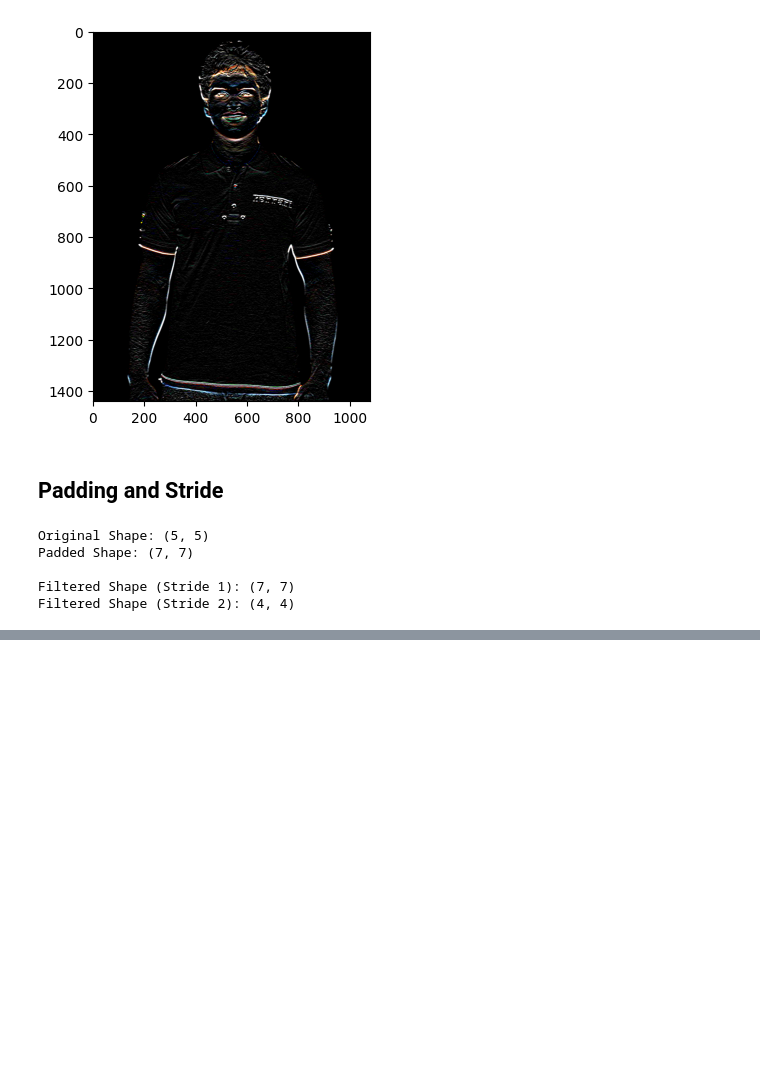
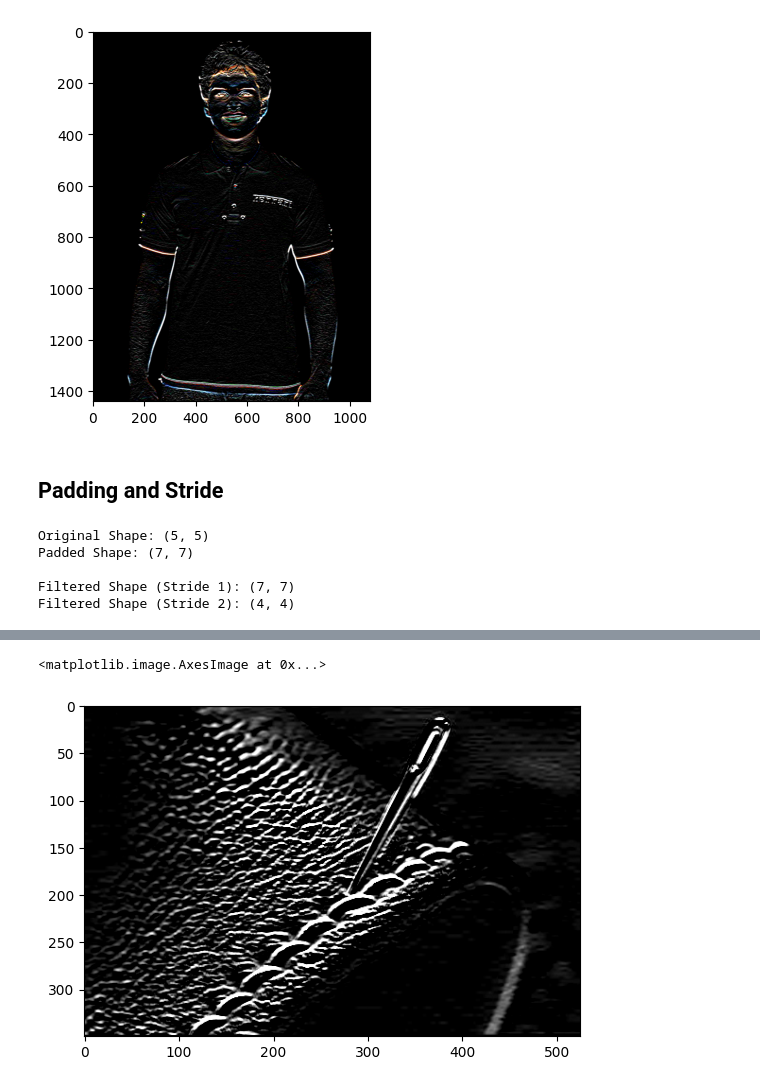
Before and after one commit to Mohit-robo/Deep_Learning, a Jupyter notebook: Interview_Prep/Core_Computer_Vision_&_Image_Processing/LSIS.ipynb, the cells around one changed output, grey strips where cells are left out. Drawn from its saved outputs; the diff is of its cells as text; code cells hidden in the pictures; blank space fills up the shorter version.

```diff
--- a/Interview_Prep/Core_Computer_Vision_&_Image_Processing/LSIS.ipynb
+++ b/Interview_Prep/Core_Computer_Vision_&_Image_Processing/LSIS.ipynb
@@ -288,0 +339,32 @@ Filtered Shape (Stride 2): (4, 4)
+# %%
+import numpy as np
+import cv2
+
+# 1. The Standard Laplacian Kernel (4-Neighborhood)
+# Notice how the sum of all numbers in the matrix is exactly 0.
+# This guarantees that flat areas become pure black (0).
+laplacian_kernel = np.array([[ 0,  1,  0],
+                             [ 1, -4,  1],
+                             [ 0,  1,  0]], dtype=np.float32)
+
+# 2. The "Diagonal" Laplacian Kernel (8-Neighborhood)
+# This includes the corners for an even stronger omnidirectional response.
+laplacian_kernel_8 = np.array([[ 1,  1,  1],
+                               [ 1, -8,  1],
+                               [ 1,  1,  1]], dtype=np.float32)
+
+# 3. Applying it using OpenCV
+# We use cv2.CV_64F (64-bit float) because the math will generate NEGATIVE numbers.
+# If we used standard 8-bit (uint8), all negative numbers would be clipped to 0!
+image = cv2.imread('../lether_stitches.jpeg', 0)
+# laplacian_output = cv2.filter2D(image, cv2.CV_64F, laplacian_kernel_8)
+laplacian_output = cv2.filter2D(image, -1, kernel=horizontal_edge_kernel_5_x_5)
+
+# Finally, take the absolute value so negative spikes become bright white edges,
+# and convert back to standard 8-bit format for viewing.
+abs_laplacian = np.absolute(laplacian_output)
+final_image = np.uint8(abs_laplacian)
+plt.imshow(final_image, cmap='gray')
+# %% [output]
+<matplotlib.image.AxesImage at 0x...>
+[figure, added]
```
Also changed, not shown: parts of 3 cells of this notebook, 32 other files.
